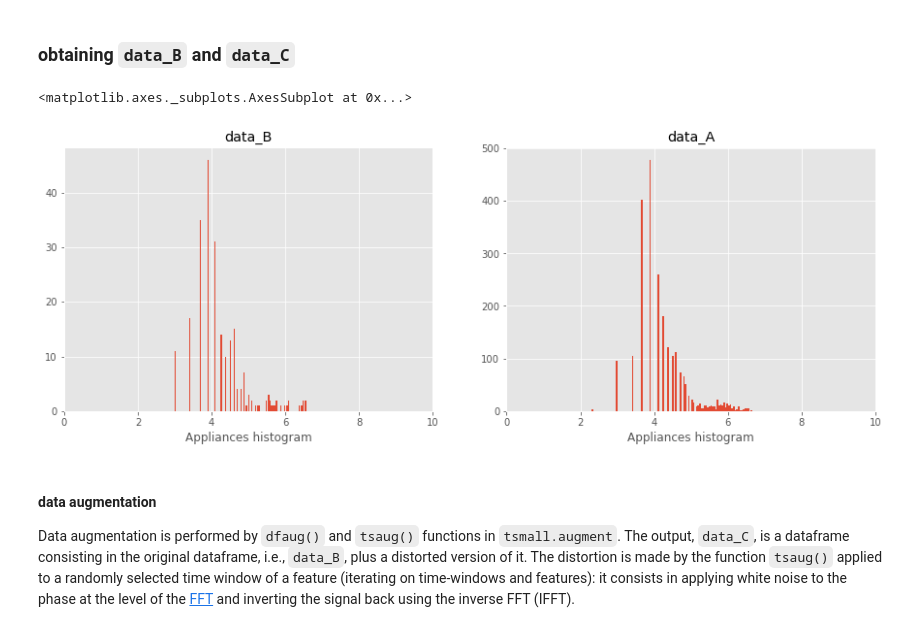
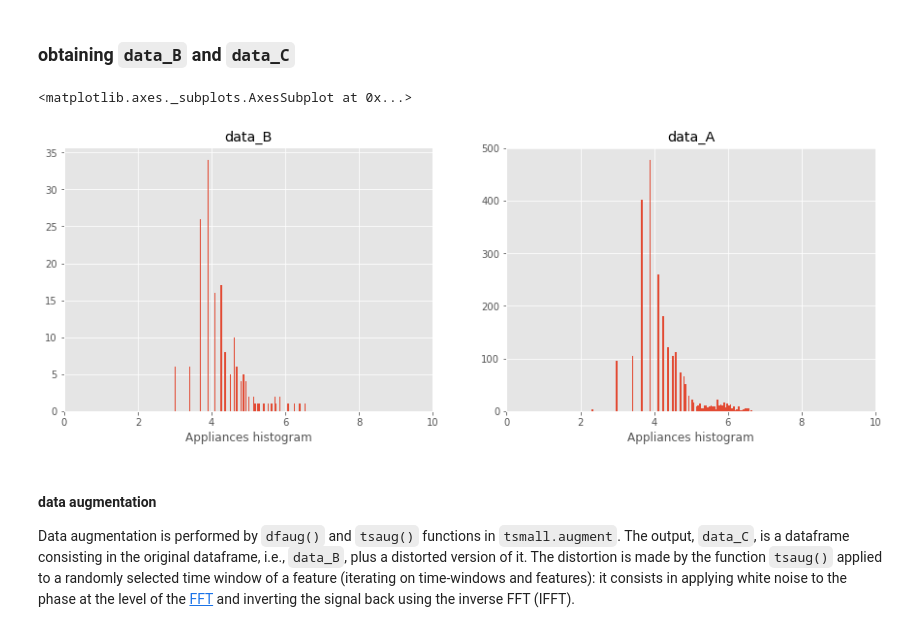
Before and after one commit to fdesmond/seme-ts, a Jupyter notebook: aug_test.ipynb, the cells around one changed output. Cells and saved outputs as stored; diff of their text form; code cells hidden in the pictures.

```diff
--- a/aug_test.ipynb
+++ b/aug_test.ipynb
@@ -84,23 +84,23 @@ y_A = data_A.Appliances
 X_A = data_A.drop(columns='Appliances')
 xtrain_A, xtest_A, ytrain_A, ytest_A = train_test_split(X_A, y_A, test_size=0.2, random_state=42)
 # %%
-p = 0.1 # the propotion by which we sample the data from data_A
+p = 0.07 # the propotion by which we sample the data from data_A
 xtrain_B = xtrain_A.sample(frac = p)
 ytrain_B = ytrain_A.loc[xtrain_B.index]
 
 xtest_B = xtest_A.sample(frac = p)
 ytest_B = ytest_A.loc[xtest_B.index]
 
 # visually check that the data_B has a similar Appliances histogram
 fig, ax = plt.subplots(figsize=[15,5], nrows=1, ncols=2)
 ax[0].set(title='data_B', xlabel='Appliances histogram', xlim=[0,10])
 ax[1].set(title='data_A', xlabel='Appliances histogram', xlim=[0,10])
 
 ytrain_B.hist(bins=100, ax=ax[0])
 ytrain_A.hist(bins=100, ax=ax[1])
 # %% [output]
 <matplotlib.axes._subplots.AxesSubplot at 0x...>
-[figure, old version]
+[figure, new version]
 # %% [markdown]
 #### data augmentation
 Data augmentation is performed by `dfaug()` and `tsaug()` functions in `tsmall.augment`. The output, `data_C`, is a dataframe consisting in the original dataframe, i.e., `data_B`, plus a distorted version of it. The distortion is made by the function `tsaug()` applied to a randomly selected time window of a feature (iterating on time-windows and features): it consists in applying white noise to the phase at the level of the [FFT](https://en.wikipedia.org/wiki/Fast_Fourier_transform) and inverting the signal back using the inverse FFT (IFFT).
```
Also changed, not shown: parts of 10 cells of this notebook, 1 other file.
